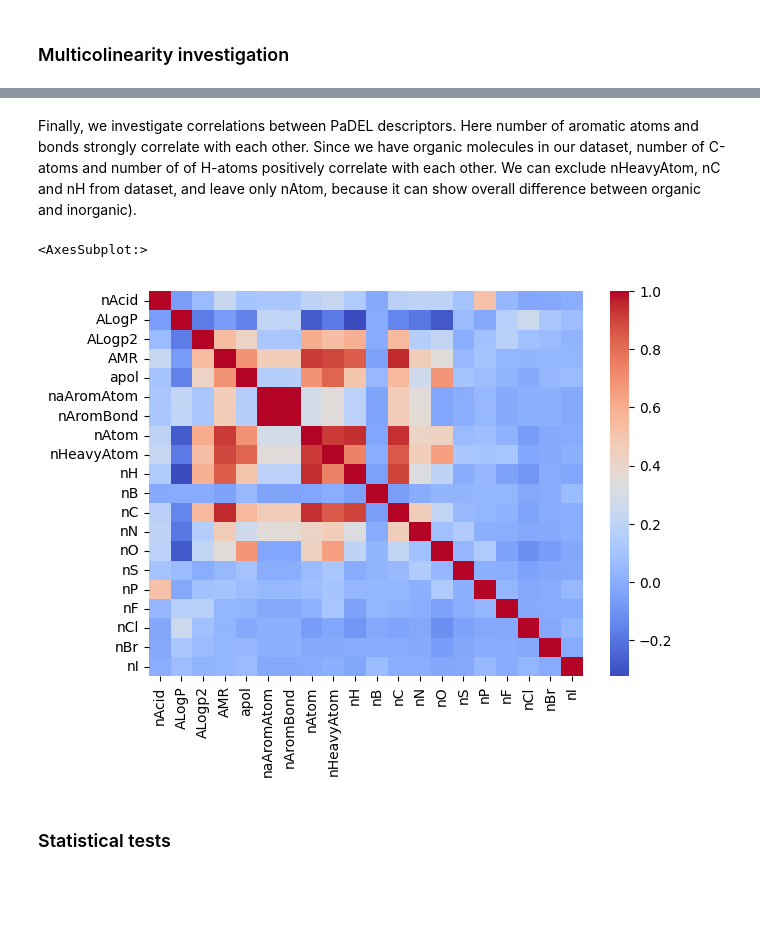
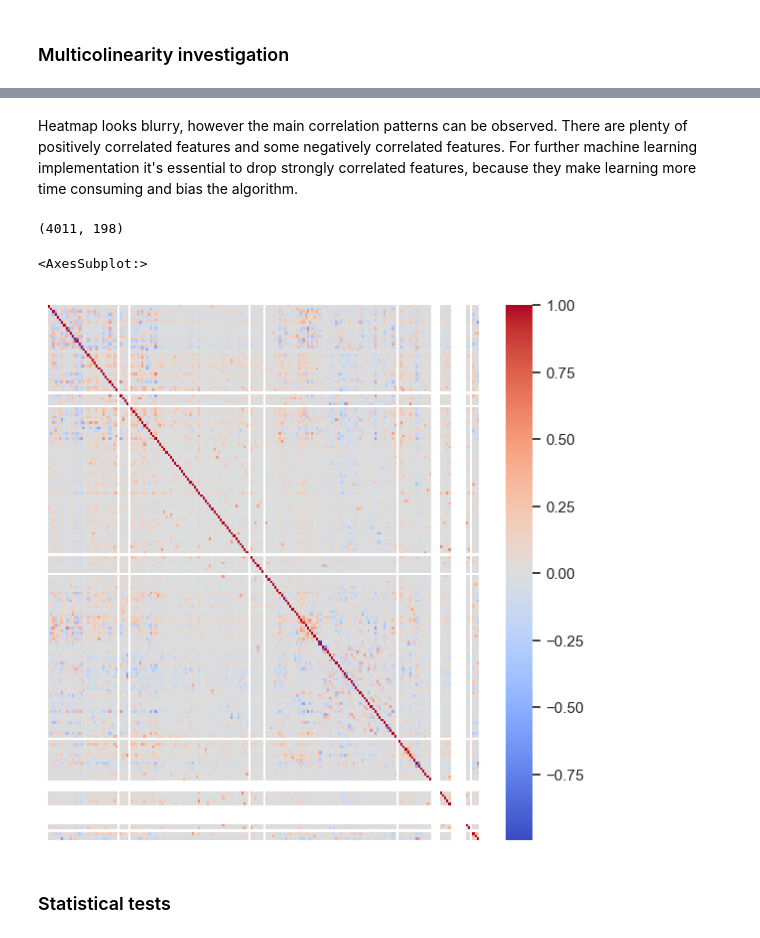
Before and after one commit to AsyaOrlova/ChemAlgorithmsCourse, a Jupyter notebook: homeworks.ipynb, the cells around one changed output, grey strips where cells are left out. Drawn from its saved outputs; the diff is of its cells as text; code cells hidden in the pictures; blank space fills up the shorter version.

```diff
--- a/homeworks.ipynb
+++ b/homeworks.ipynb
@@ -700,12 +647,26 @@ sns.heatmap(rdkit_data.iloc[:, :20].corr(), cmap="coolwarm")
-# %% [markdown]
-Finally, we investigate correlations between PaDEL descriptors. Here number of aromatic atoms and bonds strongly correlate with each other. Since we have organic molecules in our dataset, number of C-atoms and number of of H-atoms positively correlate with each other. We can exclude nHeavyAtom, nC and nH from dataset, and leave only nAtom, because it can show overall difference between organic and inorganic).
-# %%
-# heatmap for paDEL descriptors
-plt.figure(figsize = (7,5))
-sns.heatmap(padel_data.iloc[:, :20].corr(), cmap="coolwarm")
-# %% [output]
-<AxesSubplot:>
-[figure, removed]
+# %% [markdown]
+Heatmap looks blurry, however the main correlation patterns can be observed. There are plenty of positively correlated features and some negatively correlated features. For further machine learning implementation it's essential to drop strongly correlated features, because they make learning more time consuming and bias the algorithm.
+# %%
+# select upper triangle of correlation matrix
+upper = df_normalized.corr().where(np.triu(np.ones(df_normalized.corr().shape), k=1).astype(bool))
+
+# find features with correlation greater than 0.6
+to_drop = [column for column in upper.columns if any(upper[column] > 0.6)]
+
+# drop features
+df_normalized.drop(to_drop, axis=1, inplace=True)
+
+# check how many features are left
+df_normalized.shape
+# %% [output]
+(4011, 198)
+# %%
+# plot new correlation matrix
+plt.figure(figsize = (7,7))
+sns.heatmap(df_normalized.corr(), cmap="coolwarm", xticklabels=False, yticklabels=False)
+# %% [output]
+<AxesSubplot:>
+[figure, added]
 # %% [markdown]
 ### Statistical tests
 # %% [markdown]
```
Also changed, not shown: parts of 29 cells of this notebook.
